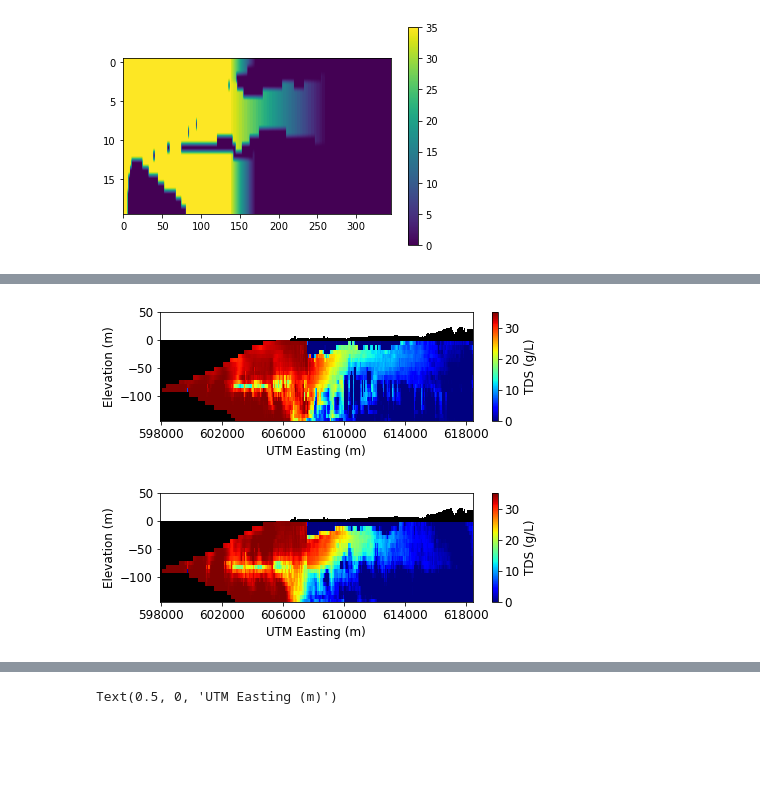
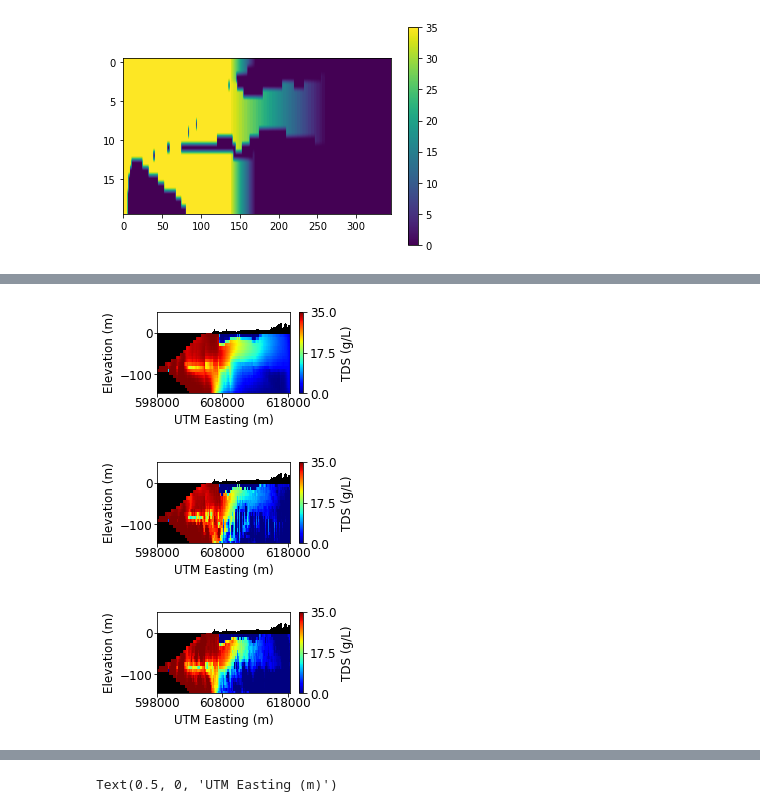
Before and after one commit to igotchalk/SWIlarge, a Jupyter notebook: notebook/make_run_SEAWAT_SV.ipynb, the cells around one changed output, grey strips where cells are left out. Drawn from its saved outputs; the diff is of its cells as text; code cells hidden in the pictures; blank space fills up the shorter version.

```diff
--- a/notebook/make_run_SEAWAT_SV.ipynb
+++ b/notebook/make_run_SEAWAT_SV.ipynb
@@ -1435,3 +1487,53 @@ plt.savefig(figdir.joinpath('mpri_SV_1.eps'.format(slicetype=slicetype,slicenum=
+# %%
+m_post = np.load('/scratch/users/ianpg/SWIlarge/work/output/BEL/SV/model/SV_3921898_3921898_bhead_model_post_0713.npy')
+m_pri  = np.load('/scratch/users/ianpg/SWIlarge/work/output/BEL/SV/model/SV_3921898_3921898_bhead_model_pri_0713.npy')
+
+from matplotlib import cm
+
+slicetype='Row'
+slicenum= 10
+
+# First step is to set up the plot
+fig = plt.figure(figsize=(3, 1.5))
+ax = fig.add_subplot(1, 1, 1)
+
+# Next we create an instance of the PlotCrossSection class
+xsect = flopy.plot.PlotCrossSection(model=m, line={slicetype: slicenum},geographic_coords=True)
+# xsect.plot_ibound()
+# xsect.plot_grid(linewidth=.1)
+# Then we can use the plot_grid() method to draw the grid
+# The return value for this function is a matplotlib LineCollection object,
+# which could be manipulated (or used) later if necessary.
+# linecollection = xsect.plot_grid()
+# patches = xsect.plot_ibound()
+# csa = xsect.plot_array(layer_mapping_ind)
+# cmap = cm.get_cmap('tab10', lay_m.shape[0])
+# csa = xsect.plot_array(conc,cmap='jet')
+# wel = xsect.plot_bc("CHD")
+# wel = xsect.plot_bc("GHB")
+# wel = xsect.plot_bc("RCH")
+
+# wel = xsect.plot_bc("CHD")
+
+csa = xsect.plot_array(m_pri.mean(axis=0).reshape((m.nlay,m.nrow,m.ncol)),cmap='jet',vmin=0.,vmax=35.,zorder=1)
+# xsect.contour_array(m_post.mean(axis=0).reshape((m.nlay,m.nrow,m.ncol)),cmap='viridis',levels=35*np.array((.05,.25,.5,.75,.95)))
+
+wel = xsect.plot_ibound()
+c = plt.colorbar(csa)
+c.set_label('TDS (g/L)')
+c.set_ticks((0,17.5,35))
+xlims = plt.xlim()
+plt.xticks(np.arange(598000,xlims[1]+1000,10000))
+plt.xlim(xlims)
+plt.tick_params(pad=0)
+#
+# t = ax.set_title('{slicetype} {slicenum} Cross-Section'.format(slicetype=slicetype,slicenum=slicenum))
+plt.ylabel('Elevation (m)')
+plt.ylim((-145,50))
+plt.xlabel('UTM Easting (m)')
+plt.savefig(figdir.joinpath('mpri_SV_mean.eps'.format(slicetype=slicetype,slicenum=slicenum)),dpi=300,bbox_inches='tight')
+# %% [output]
+[figure, added]
 # %%
 m_post = np.load('/scratch/users/ianpg/SWIlarge/work/output/BEL/SV/model/SV_3921898_3921898_bhead_model_post_0713.npy')
 m_pri  = np.load('/scratch/users/ianpg/SWIlarge/work/output/BEL/SV/model/SV_3921898_3921898_bhead_model_pri_0713.npy')
@@ -1442,7 +1544,7 @@ slicetype='Row'
 slicenum= 10
 
 # First step is to set up the plot
-fig = plt.figure(figsize=(7, 2))
+fig = plt.figure(figsize=(3, 1.5))
 ax = fig.add_subplot(1, 1, 1)
 
 # Next we create an instance of the PlotCrossSection class
@@ -1451,36 +1553,37 @@ xsect = flopy.plot.PlotCrossSection(model=m, line={slicetype: slicenum},geograph
 # xsect.plot_grid(linewidth=.1)
 # Then we can use the plot_grid() method to draw the grid
 # The return value for this function is a matplotlib LineCollection object,
 # which could be manipulated (or used) later if necessary.
 # linecollection = xsect.plot_grid()
 # patches = xsect.plot_ibound()
 # csa = xsect.plot_array(layer_mapping_ind)
 # cmap = cm.get_cmap('tab10', lay_m.shape[0])
 # csa = xsect.plot_array(conc,cmap='jet')
 # wel = xsect.plot_bc("CHD")
 # wel = xsect.plot_bc("GHB")
 # wel = xsect.plot_bc("RCH")
 
 # wel = xsect.plot_bc("CHD")
 
 csa = xsect.plot_array(m_post[0].reshape((m.nlay,m.nrow,m.ncol)),cmap='jet',vmin=0.,vmax=35.,zorder=1)
 # xsect.contour_array(m_post.mean(axis=0).reshape((m.nlay,m.nrow,m.ncol)),cmap='viridis',levels=35*np.array((.05,.25,.5,.75,.95)))
 
 wel = xsect.plot_ibound()
 c = plt.colorbar(csa)
 c.set_label('TDS (g/L)')
+c.set_ticks((0,17.5,35))
 xlims = plt.xlim()
-plt.xticks(np.arange(598000,xlims[1]+1000,4000))
+plt.xticks(np.arange(598000,xlims[1]+1000,10000))
 plt.xlim(xlims)
-
+plt.tick_params(pad=0)
 #
 # t = ax.set_title('{slicetype} {slicenum} Cross-Section'.format(slicetype=slicetype,slicenum=slicenum))
 plt.ylabel('Elevation (m)')
 plt.ylim((-145,50))
 plt.xlabel('UTM Easting (m)')
 plt.savefig(figdir.joinpath('mpost_SV_0.eps'.format(slicetype=slicetype,slicenum=slicenum)),dpi=300,bbox_inches='tight')
 # %% [output]
-[figure, old version]
+[figure, new version]
 # %%
 m_post = np.load('/scratch/users/ianpg/SWIlarge/work/output/BEL/SV/model/SV_3921898_3921898_bhead_model_post_0713.npy')
 m_pri  = np.load('/scratch/users/ianpg/SWIlarge/work/output/BEL/SV/model/SV_3921898_3921898_bhead_model_pri_0713.npy')
@@ -1491,7 +1594,7 @@ slicetype='Row'
 slicenum= 10
 
 # First step is to set up the plot
-fig = plt.figure(figsize=(7, 2))
+fig = plt.figure(figsize=(3, 1.5))
 ax = fig.add_subplot(1, 1, 1)
 
 # Next we create an instance of the PlotCrossSection class
@@ -1518,10 +1621,11 @@ csa = xsect.plot_array(m_post[1].reshape((m.nlay,m.nrow,m.ncol)),cmap='jet',vmin
 wel = xsect.plot_ibound()
 c = plt.colorbar(csa)
 c.set_label('TDS (g/L)')
+c.set_ticks((0,17.5,35))
 xlims = plt.xlim()
-plt.xticks(np.arange(598000,xlims[1]+1000,4000))
+plt.xticks(np.arange(598000,xlims[1]+1000,10000))
 plt.xlim(xlims)
-
+plt.tick_params(pad=0)
 #
 # t = ax.set_title('{slicetype} {slicenum} Cross-Section'.format(slicetype=slicetype,slicenum=slicenum))
 plt.ylabel('Elevation (m)')
@@ -1529,4 +1633,4 @@ plt.ylim((-145,50))
 plt.xlabel('UTM Easting (m)')
 plt.savefig(figdir.joinpath('mpost_SV_1.eps'.format(slicetype=slicetype,slicenum=slicenum)),dpi=300,bbox_inches='tight')
 # %% [output]
-[figure, old version]
+[figure, new version]
```
Also changed, not shown: parts of 5 cells of this notebook, 3 other files.
